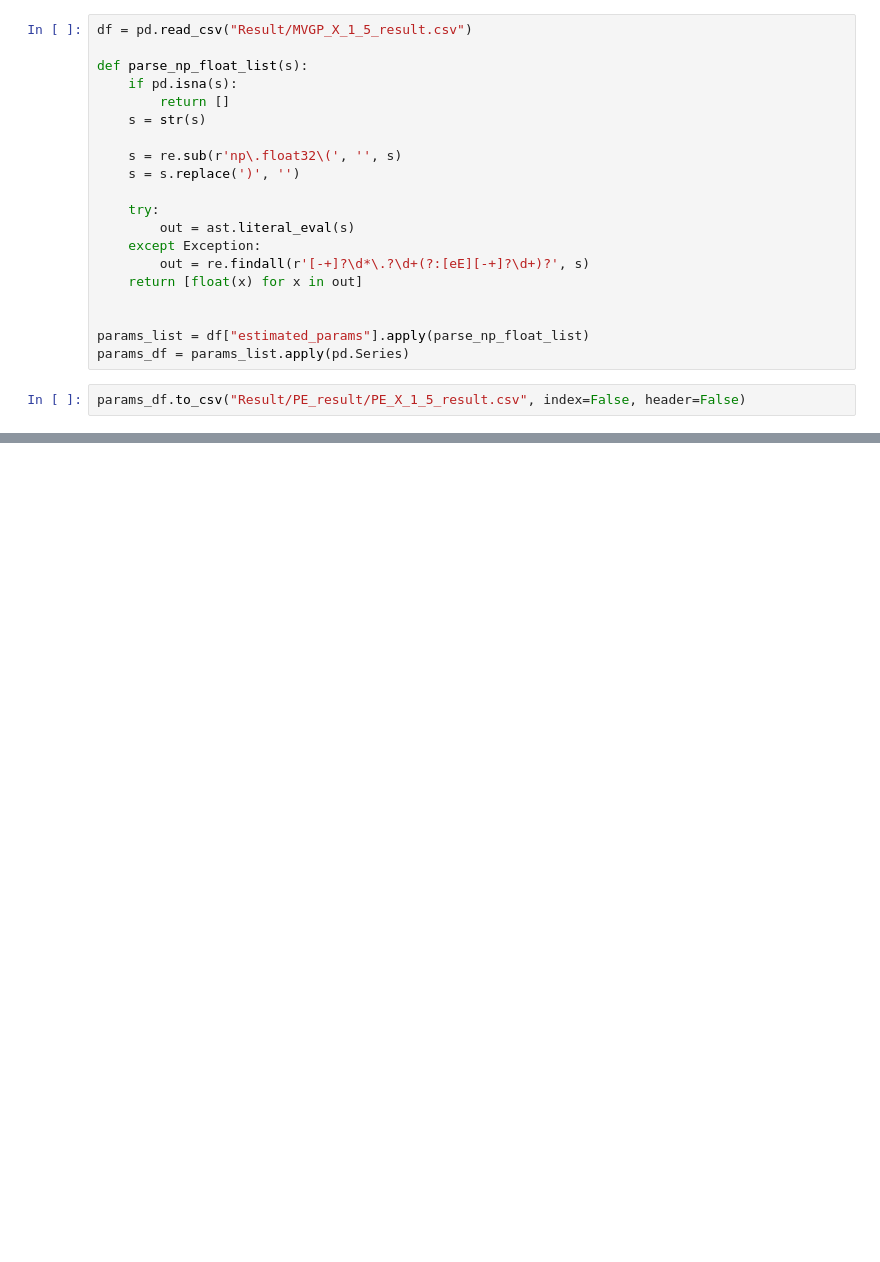
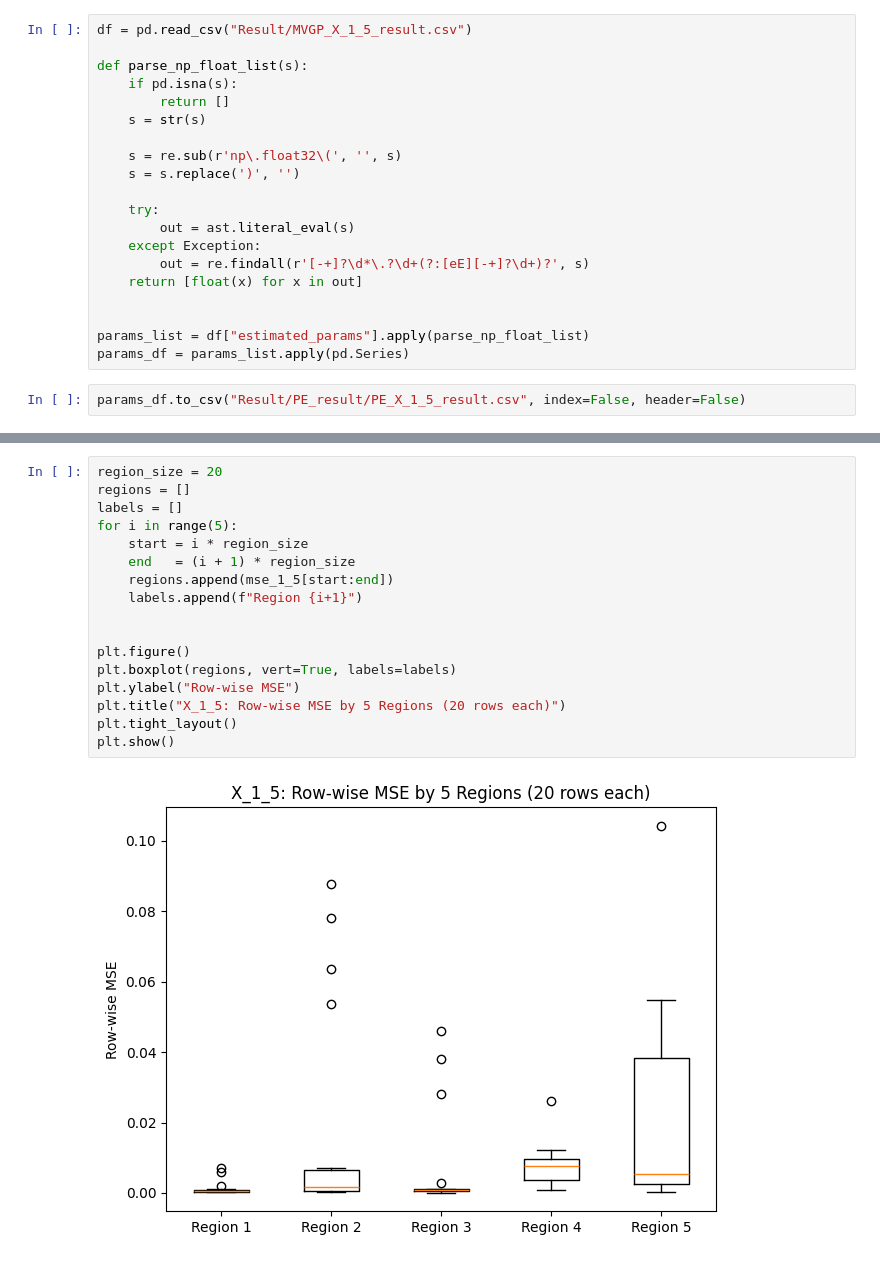
Before and after one commit to Aether-Ren/Multioutput_FixedG_GP, a Jupyter notebook: LocalDisease/RV_LD.ipynb, the cells around one changed output, grey strips where cells are left out. Saved outputs shown, nothing was run; the diff lists cells and outputs as text; blank space fills up the shorter version.

```diff
--- a/LocalDisease/RV_LD.ipynb
+++ b/LocalDisease/RV_LD.ipynb
@@ -46,0 +102,19 @@ params_df.to_csv("Result/PE_result/PE_X_1_5_result.csv", index=False, header=Fal
+# %%
+region_size = 20
+regions = []
+labels = []
+for i in range(5):
+    start = i * region_size
+    end   = (i + 1) * region_size
+    regions.append(mse_1_5[start:end])
+    labels.append(f"Region {i+1}")
+
+
+plt.figure()
+plt.boxplot(regions, vert=True, labels=labels)
+plt.ylabel("Row-wise MSE")
+plt.title("X_1_5: Row-wise MSE by 5 Regions (20 rows each)")
+plt.tight_layout()
+plt.show()
+# %% [output]
+[figure, added]
```
Also changed, not shown: parts of 7 cells of this notebook, 2 other files.
